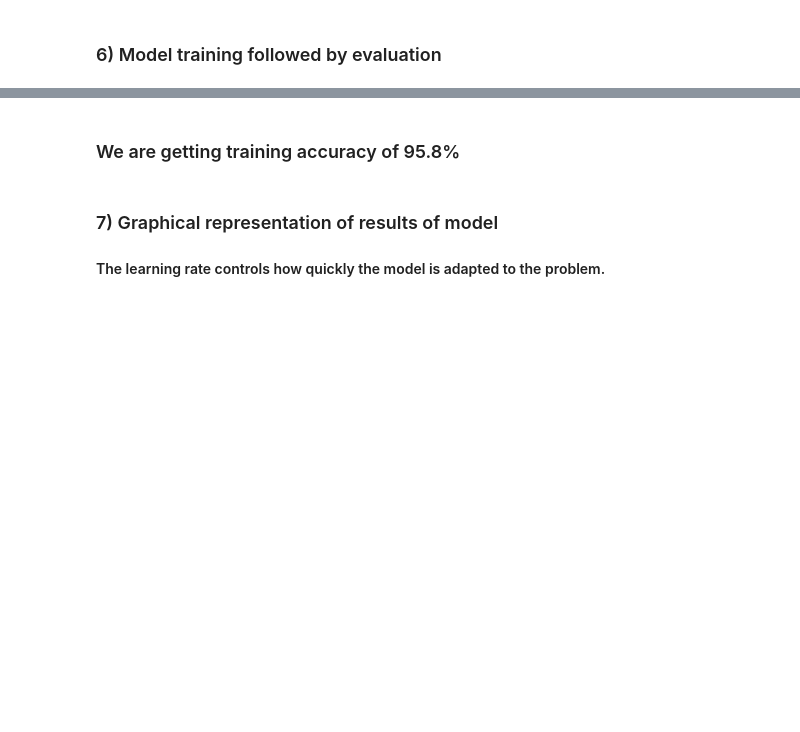
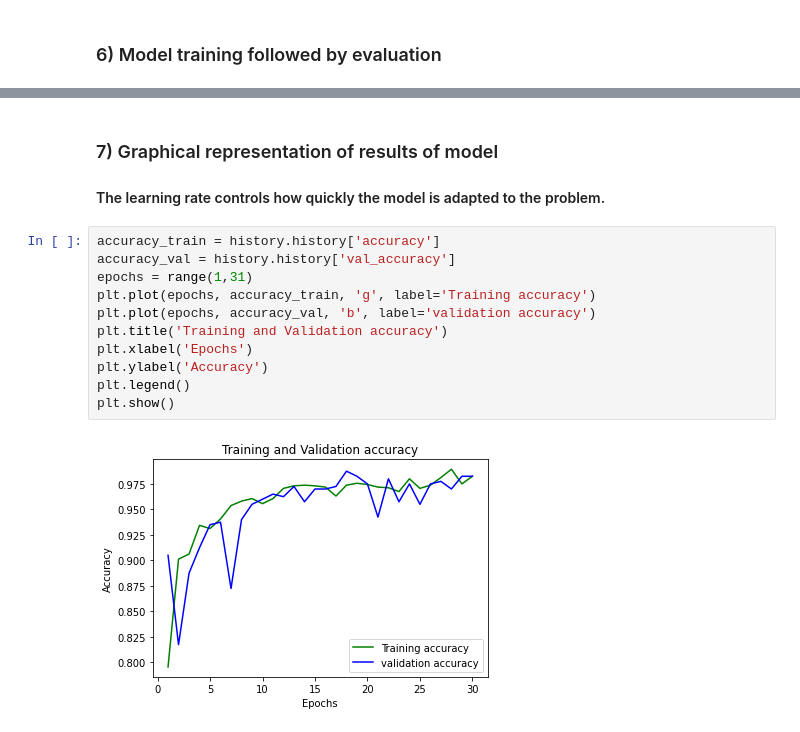
Before and after one commit to UttaraKet1607/Covid19-Detection-Using-CNN, a Jupyter notebook: Covid_19_Detection.ipynb, the cells around one changed output, grey strips where cells are left out. Cells and saved outputs as stored; diff of their text form; blank space fills up the shorter version.

```diff
--- a/Covid_19_Detection.ipynb
+++ b/Covid_19_Detection.ipynb
@@ -131,8 +148,19 @@ Epoch 30/30
-# %% [markdown]
-### We are getting training accuracy of 95.8%
 # %% [markdown]
 ### 7) Graphical representation of results of model
 
 #### The learning rate controls how quickly the model is adapted to the problem.
+# %%
+accuracy_train = history.history['accuracy']
+accuracy_val = history.history['val_accuracy']
+epochs = range(1,31)
+plt.plot(epochs, accuracy_train, 'g', label='Training accuracy')
+plt.plot(epochs, accuracy_val, 'b', label='validation accuracy')
+plt.title('Training and Validation accuracy')
+plt.xlabel('Epochs')
+plt.ylabel('Accuracy')
+plt.legend()
+plt.show()
+# %% [output]
+[figure, added]
 # %%
 loss_train = history.history['loss']
```
Also changed, not shown: parts of 18 cells of this notebook.
